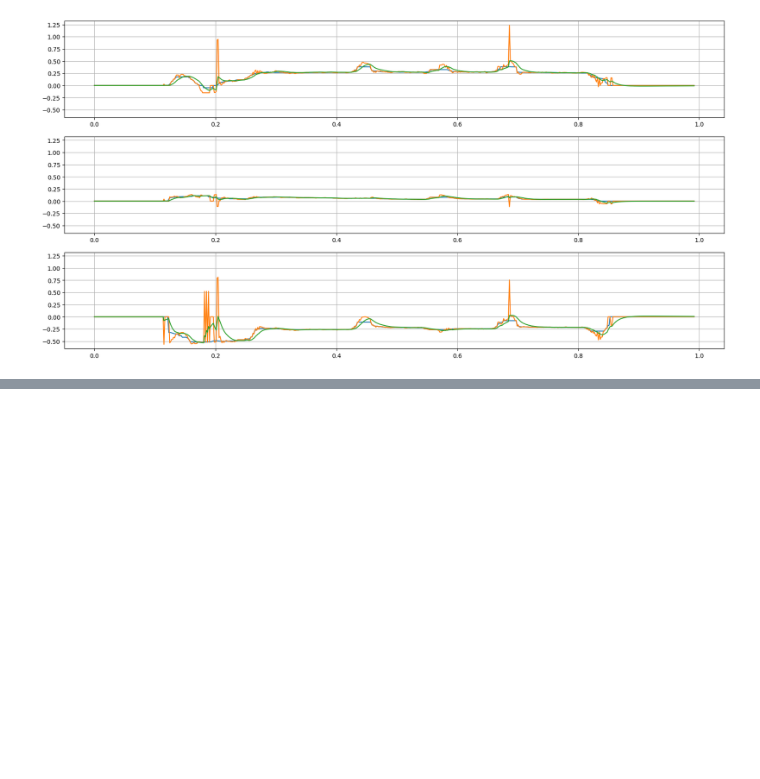
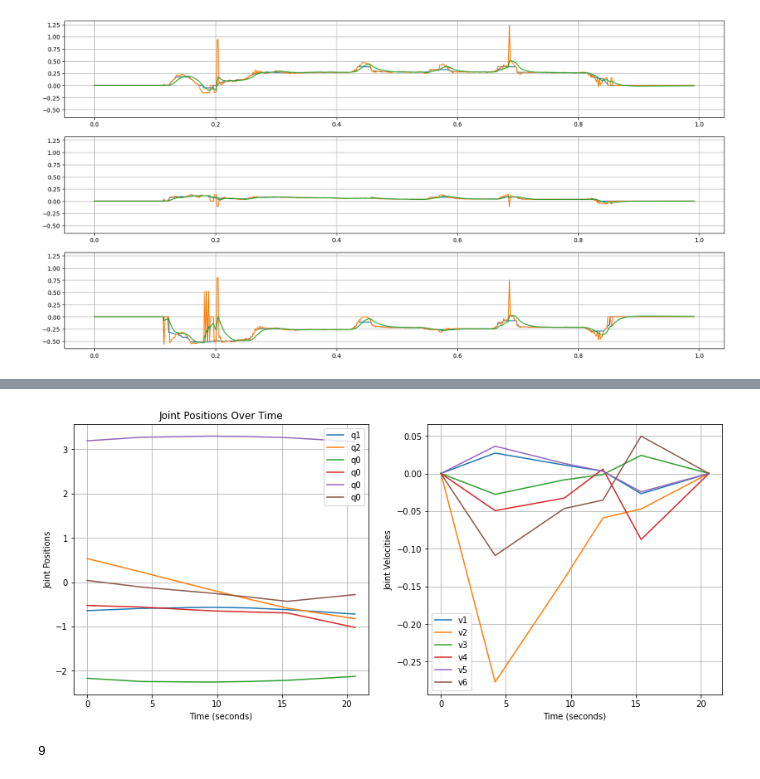
Before and after one commit to fzoric8/ros_utils, a Jupyter notebook: bags/kalmanfilter.ipynb, the cells around one changed output, grey strips where cells are left out. Cells and saved outputs as stored; diff of their text form; code cells hidden in the pictures; blank space fills up the shorter version.

Commit message:
Added joint_trajectory_plotting

```diff
--- a/bags/kalmanfilter.ipynb
+++ b/bags/kalmanfilter.ipynb
@@ -407,0 +404,7 @@ axs[2].grid()
+# %%
+bag = "recorded_data.bag"
+b = bagreader(bag)
+csv_files = get_topics(b)
+joint_states = pd.read_csv(csv_files[0])
+joint_trajectory = pd.read_csv(csv_files[1])
+print(csv_files)
@@ -407,0 +545,41 @@ axs[2].grid()
+# %%
+# Commanded points for HoCook
+p_, v_, t = parse_timeseries_string(joint_trajectory['points'][1])
+q0 = [p[0] for p in p_]; v0 = [v[0] for v in v_]
+q1 = [p[1] for p in p_]; v1 = [v[1] for v in v_]
+q2 = [p[2] for p in p_]; v2 = [v[2] for v in v_]
+q3 = [p[3] for p in p_]; v3 = [v[3] for v in v_]
+q4 = [p[4] for p in p_]; v4 = [v[4] for v in v_]
+q5 = [p[5] for p in p_]; v5 = [v[5] for v in v_]
+q6 = [p[6] for p in p_]; v6 = [v[6] for v in v_]
+t.insert(0, 0)
+# %%
+fig, axs = plt.subplots(1, 2, figsize=(14, 6))  # 1 row, 2 columnsplt.plot(t, q0, label="q0"); plt.plot(t, v0, label="v0")
+axs[0].plot(t, q1, label="q1"); axs[1].plot(t, v1, label="v1");
+axs[0].plot(t, q2, label="q2"); axs[1].plot(t, v2, label="v2")
+axs[0].plot(t, q3, label="q0"); axs[1].plot(t, v3, label="v3")
+axs[0].plot(t, q4, label="q0"); axs[1].plot(t, v4, label="v4")
+axs[0].plot(t, q5, label="q0"); axs[1].plot(t, v5, label="v5")
+axs[0].plot(t, q6, label="q0"), axs[1].plot(t, v6, label="v6")
+axs[0].set_title('Joint Positions Over Time')
+axs[0].grid(True); axs[1].grid(True)
+axs[0].legend(), axs[1].legend()
+axs[0].set_xlabel('Time (seconds)'); axs[1].set_xlabel('Time (seconds)')
+axs[0].set_ylabel('Joint Positions'); axs[1].set_ylabel('Joint Velocities')
+plt.show()
+# %% [output]
+[figure, added]
+# %%
+def parse_joint_states(joint_states):
+
+    n_joints = len(joint_states["name"][0].split(","))
+    q = {}
+    q["t"] = joint_states["Time"]
+    print(n_joints)
+    for i in range(0, n_joints):
+        q["p{}".format(i)] = joint_states["position_{}".format(i)]
+        q["v{}".format(i)] = joint_states["velocity_{}".format(i)]
+    return q
+q = parse_joint_states(joint_states)
+# %% [output]
+9
```
Also changed, not shown: parts of 15 cells of this notebook.
